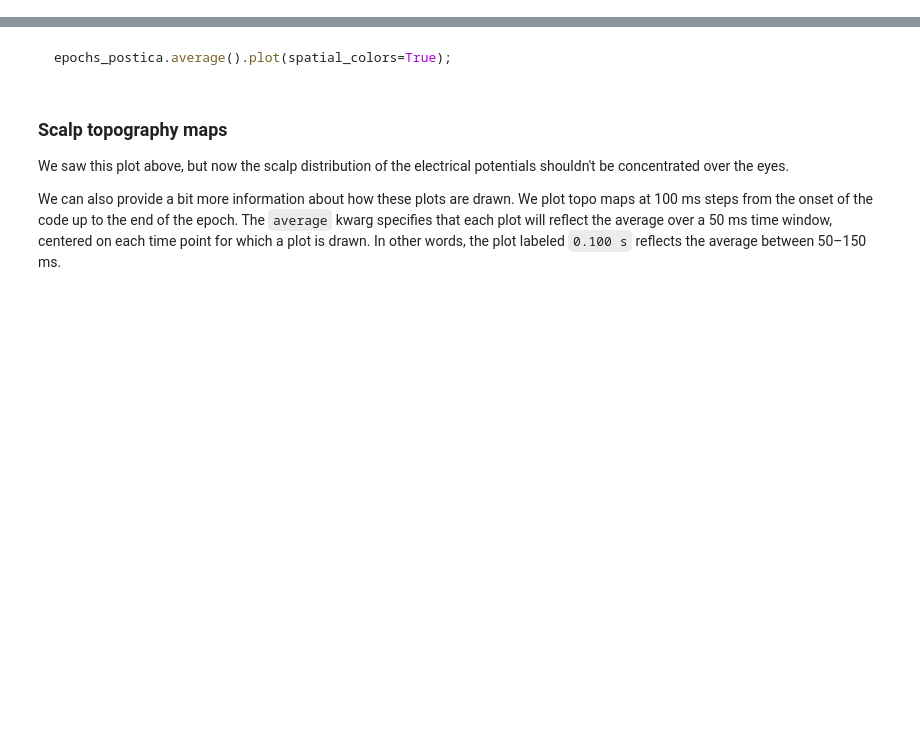
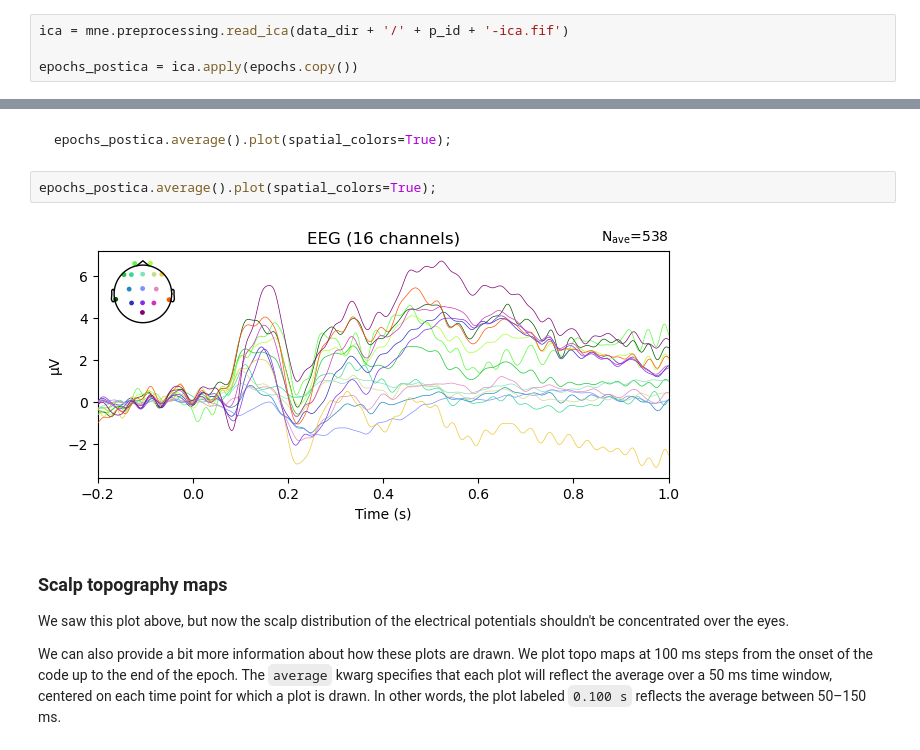
Before and after one commit to neurolawal/eeg, a Jupyter notebook: 4 - erp_segmentation.ipynb, the cells around one changed output, grey strips where cells are left out. Cells and saved outputs as stored; diff of their text form; blank space fills up the shorter version.

```diff
--- a/4 - erp_segmentation.ipynb
+++ b/4 - erp_segmentation.ipynb
@@ -265,6 +421,10 @@ ica = mne.preprocessing.read_ica(data_dir + '/' + p_id + '-ica.fif')
 
 epochs_postica = ica.apply(epochs.copy())
 ~~~
+# %%
+ica = mne.preprocessing.read_ica(data_dir + '/' + p_id + '-ica.fif')
+
+epochs_postica = ica.apply(epochs.copy())
 # %% [markdown]
 ### Visualize average ERP across all conditions after artifact correction
 
@@ -276,6 +436,10 @@ We create the same butterfly plot that we did above, prior to artifact removal,
 ~~~python
 epochs_postica.average().plot(spatial_colors=True);
 ~~~
+# %%
+epochs_postica.average().plot(spatial_colors=True);
+# %% [output]
+[figure, added]
 # %% [markdown]
 ### Scalp topography maps
 
```
Also changed, not shown: parts of 12 cells of this notebook, 1 other file.
